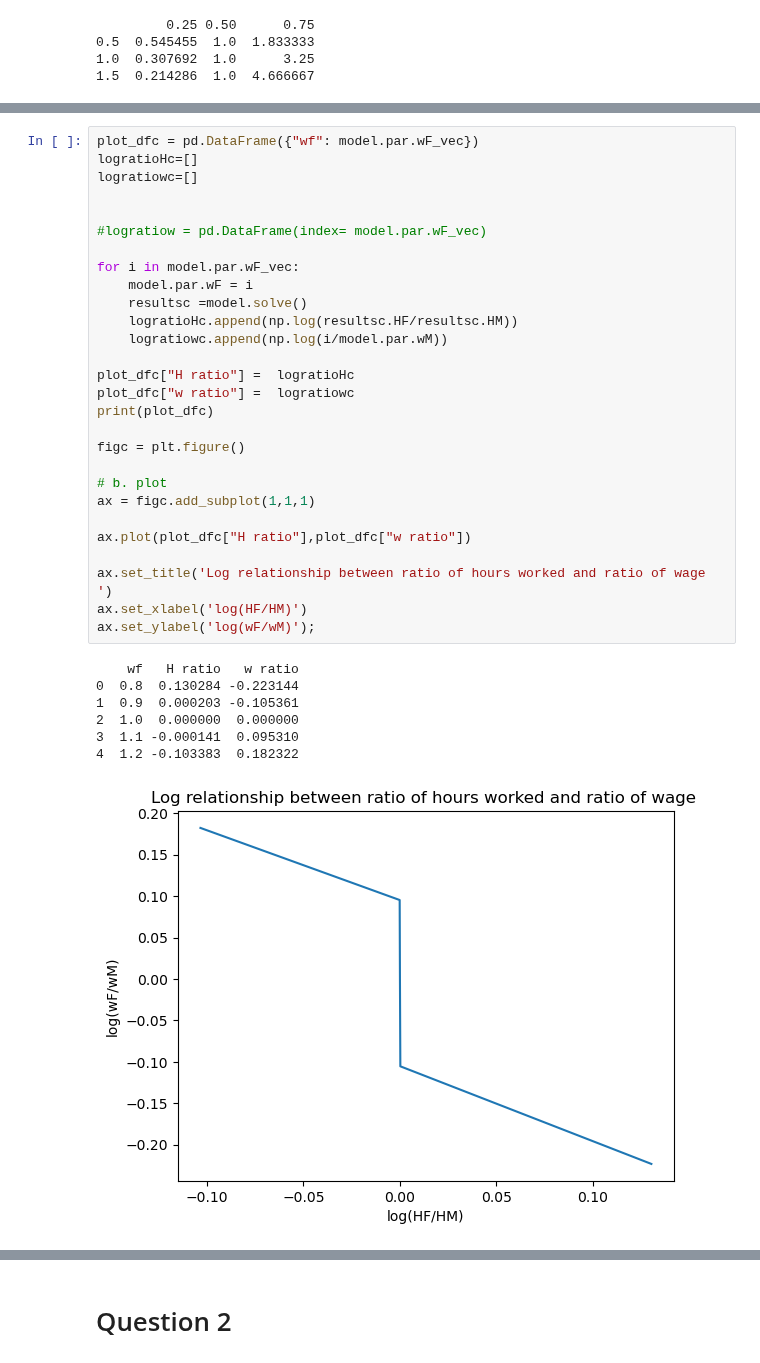
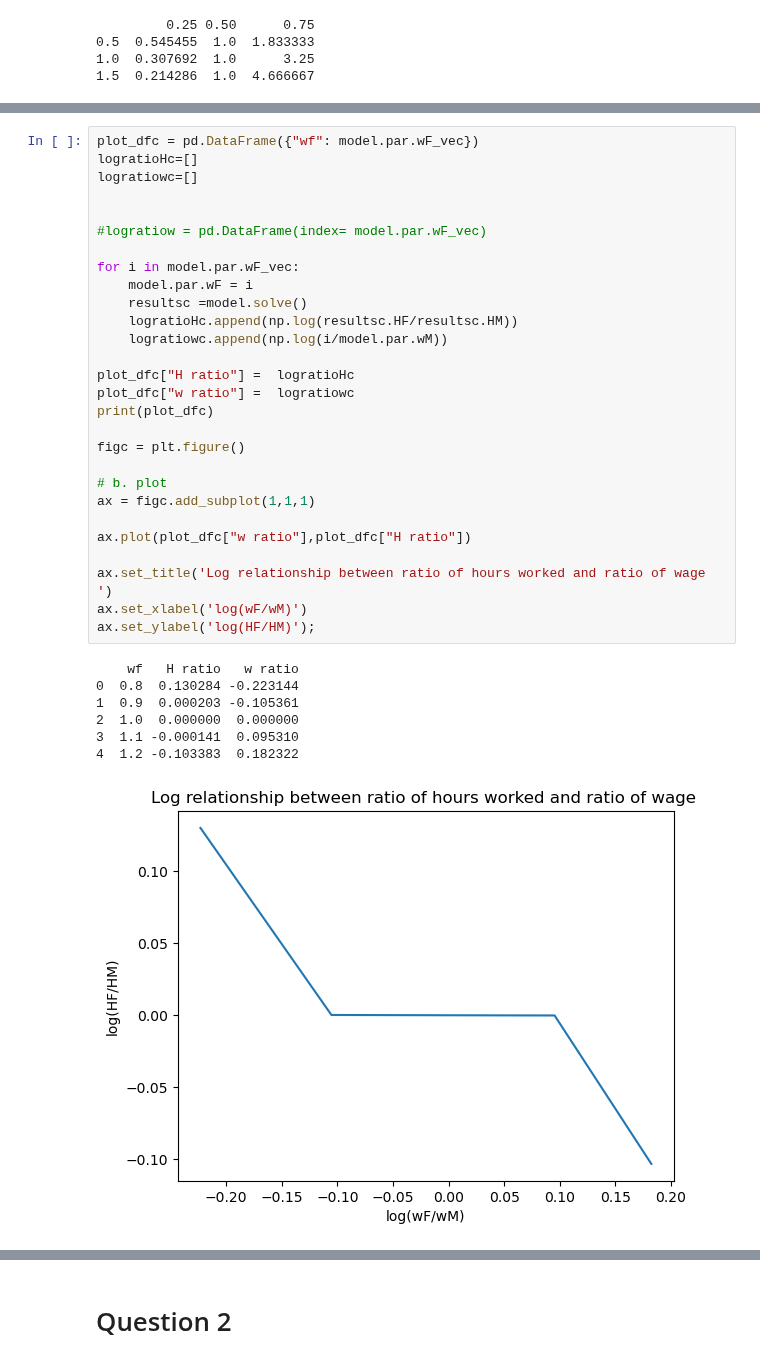
Before and after one commit to NumEconCopenhagen/projects-2023-cbjk, a Jupyter notebook: inauguralproject/inauguralproject.ipynb, the cells around one changed output, grey strips where cells are left out. Cells and saved outputs as stored; diff of their text form.

```diff
--- a/inauguralproject/inauguralproject.ipynb
+++ b/inauguralproject/inauguralproject.ipynb
@@ -88,34 +88,34 @@ plot_dfc = pd.DataFrame({"wf": model.par.wF_vec})
 logratioHc=[]
 logratiowc=[]
 
 
 #logratiow = pd.DataFrame(index= model.par.wF_vec)
 
 for i in model.par.wF_vec:
     model.par.wF = i
     resultsc =model.solve()
     logratioHc.append(np.log(resultsc.HF/resultsc.HM))
     logratiowc.append(np.log(i/model.par.wM))
 
 plot_dfc["H ratio"] =  logratioHc
 plot_dfc["w ratio"] =  logratiowc
 print(plot_dfc)
 
 figc = plt.figure()
 
 # b. plot
 ax = figc.add_subplot(1,1,1)
 
-ax.plot(plot_dfc["H ratio"],plot_dfc["w ratio"])
+ax.plot(plot_dfc["w ratio"],plot_dfc["H ratio"])
 
 ax.set_title('Log relationship between ratio of hours worked and ratio of wage ')
-ax.set_xlabel('log(HF/HM)')
-ax.set_ylabel('log(wF/wM)');
+ax.set_xlabel('log(wF/wM)')
+ax.set_ylabel('log(HF/HM)');
 # %% [output]
     wf   H ratio   w ratio
 0  0.8  0.130284 -0.223144
 1  0.9  0.000203 -0.105361
 2  1.0  0.000000  0.000000
 3  1.1 -0.000141  0.095310
 4  1.2 -0.103383  0.182322
-[figure, old version]
+[figure, new version]
```
Also changed, not shown: parts of 13 cells of this notebook.
